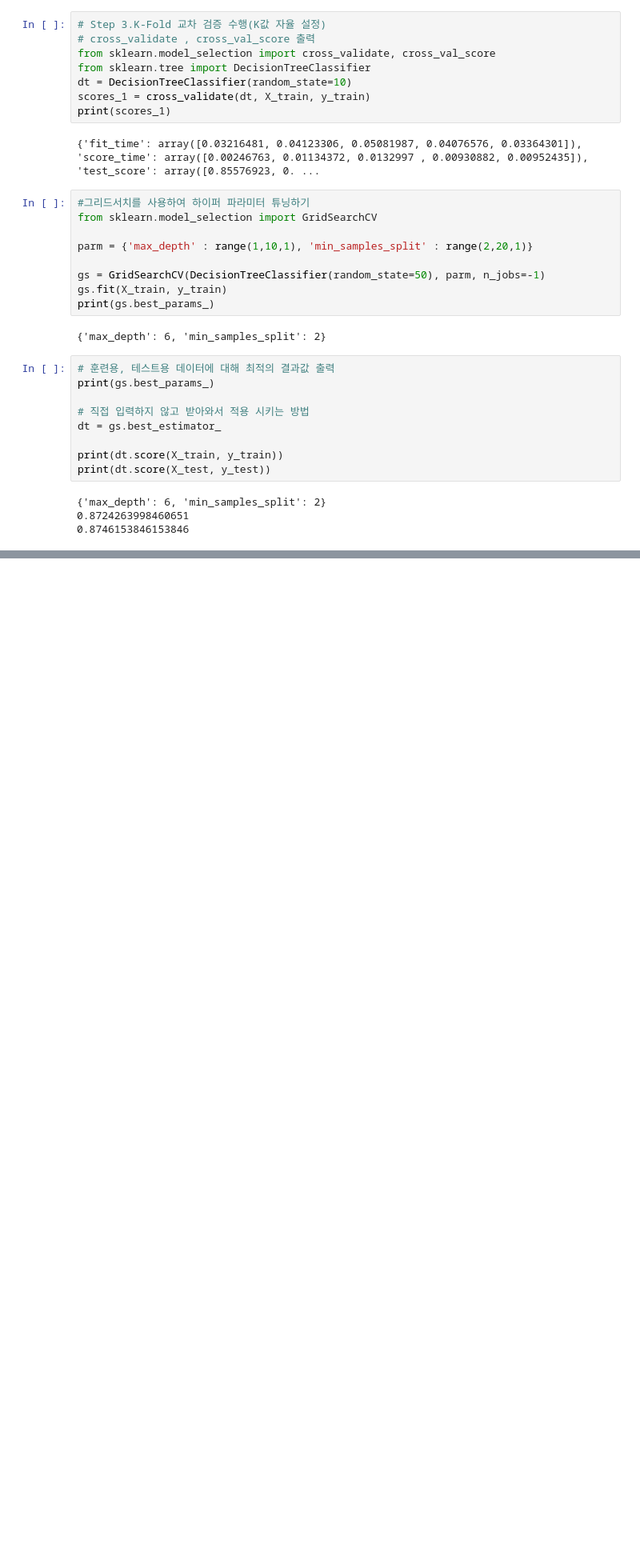
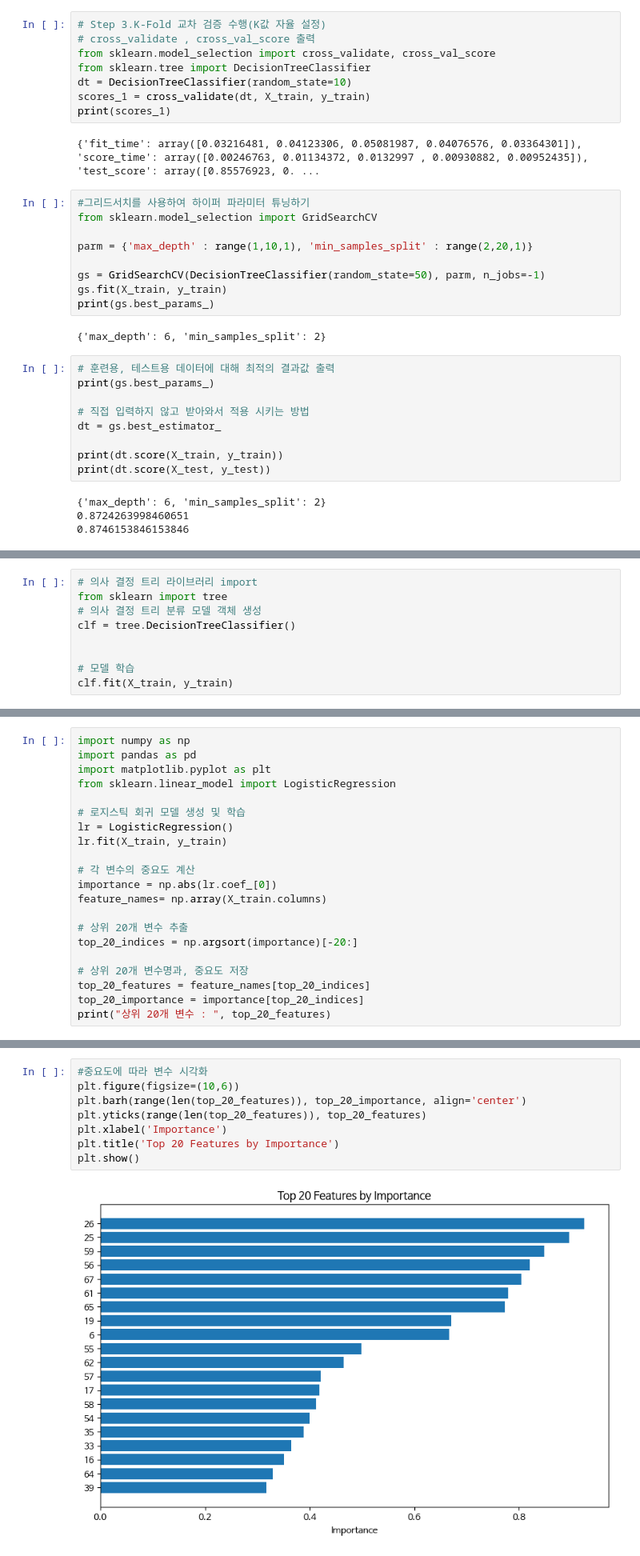
Before and after one commit to ken5929/DeepLearning_Python, a Jupyter notebook: 250519.ipynb, the cells around one changed output, grey strips where cells are left out. Shown at 80% size. Cells and saved outputs as stored; diff of their text form; blank space fills up the shorter version.

```diff
--- a/250519.ipynb
+++ b/250519.ipynb
@@ -710,0 +731,9 @@ print(dt.score(X_test, y_test))
+# %%
+# 의사 결정 트리 라이브러리 import
+from sklearn import tree
+# 의사 결정 트리 분류 모델 객체 생성
+clf = tree.DecisionTreeClassifier()
+
+
+# 모델 학습
+clf.fit(X_train, y_train)
@@ -710,0 +754,21 @@ print(dt.score(X_test, y_test))
+# %%
+import numpy as np
+import pandas as pd
+import matplotlib.pyplot as plt
+from sklearn.linear_model import LogisticRegression
+
+# 로지스틱 회귀 모델 생성 및 학습
+lr = LogisticRegression()
+lr.fit(X_train, y_train)
+
+# 각 변수의 중요도 계산
+importance = np.abs(lr.coef_[0])
+feature_names= np.array(X_train.columns)
+
+# 상위 20개 변수 추출
+top_20_indices = np.argsort(importance)[-20:]
+
+# 상위 20개 변수명과, 중요도 저장
+top_20_features = feature_names[top_20_indices]
+top_20_importance = importance[top_20_indices]
+print("상위 20개 변수 : ", top_20_features)
@@ -710,0 +778,10 @@ print(dt.score(X_test, y_test))
+# %%
+#중요도에 따라 변수 시각화
+plt.figure(figsize=(10,6))
+plt.barh(range(len(top_20_features)), top_20_importance, align='center')
+plt.yticks(range(len(top_20_features)), top_20_features)
+plt.xlabel('Importance')
+plt.title('Top 20 Features by Importance')
+plt.show()
+# %% [output]
+[figure, added]
```
Also changed, not shown: parts of 10 cells of this notebook.
